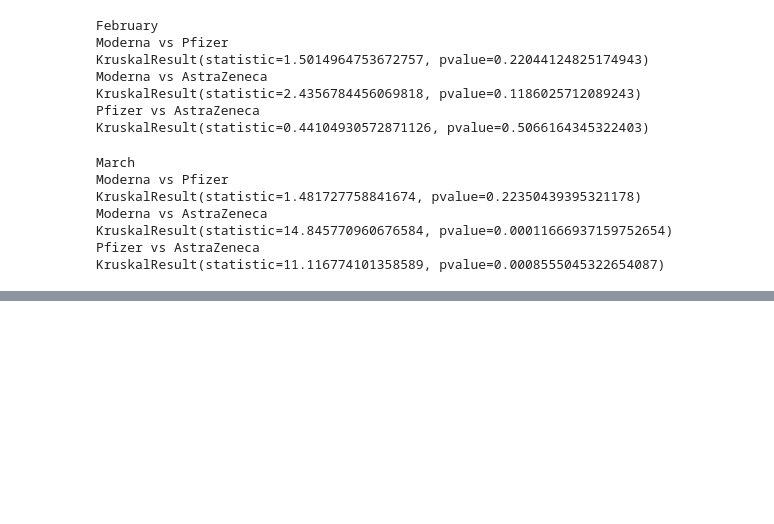
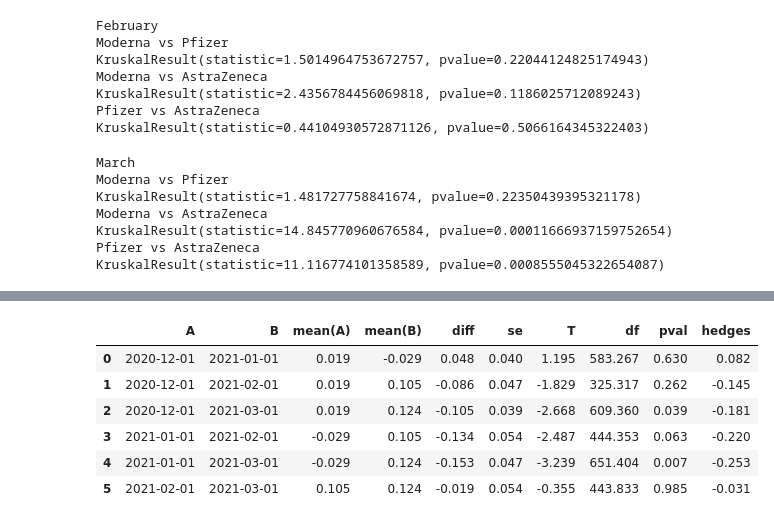
Before and after one commit to Wei-Dartmouth/termproject-group-2, a Jupyter notebook: stats_tests.ipynb, the cells around one changed output, grey strips where cells are left out. Saved outputs shown, nothing was run; the diff lists cells and outputs as text; code cells hidden in the pictures; blank space fills up the shorter version.

```diff
--- a/stats_tests.ipynb
+++ b/stats_tests.ipynb
@@ -452,0 +594,10 @@ KruskalResult(statistic=11.116774101358589, pvalue=0.0008555045322654087)
+# %%
+pg.pairwise_gameshowell(data=pfizer_4_months_df, dv="sent_val", between="month").round(3)
+# %% [output]
+|  | A | B | mean(A) | mean(B) | diff | se | T | df | pval | hedges |
+| 0 | 2020-12-01 | 2021-01-01 | 0.019 | -0.029 | 0.048 | 0.040 | 1.195 | 583.267 | 0.630 | 0.082 |
+| 1 | 2020-12-01 | 2021-02-01 | 0.019 | 0.105 | -0.086 | 0.047 | -1.829 | 325.317 | 0.262 | -0.145 |
+| 2 | 2020-12-01 | 2021-03-01 | 0.019 | 0.124 | -0.105 | 0.039 | -2.668 | 609.360 | 0.039 | -0.181 |
+| 3 | 2021-01-01 | 2021-02-01 | -0.029 | 0.105 | -0.134 | 0.054 | -2.487 | 444.353 | 0.063 | -0.220 |
+| 4 | 2021-01-01 | 2021-03-01 | -0.029 | 0.124 | -0.153 | 0.047 | -3.239 | 651.404 | 0.007 | -0.253 |
+| 5 | 2021-02-01 | 2021-03-01 | 0.105 | 0.124 | -0.019 | 0.054 | -0.355 | 443.833 | 0.985 | -0.031 |
```
Also changed, not shown: parts of 14 cells of this notebook.
